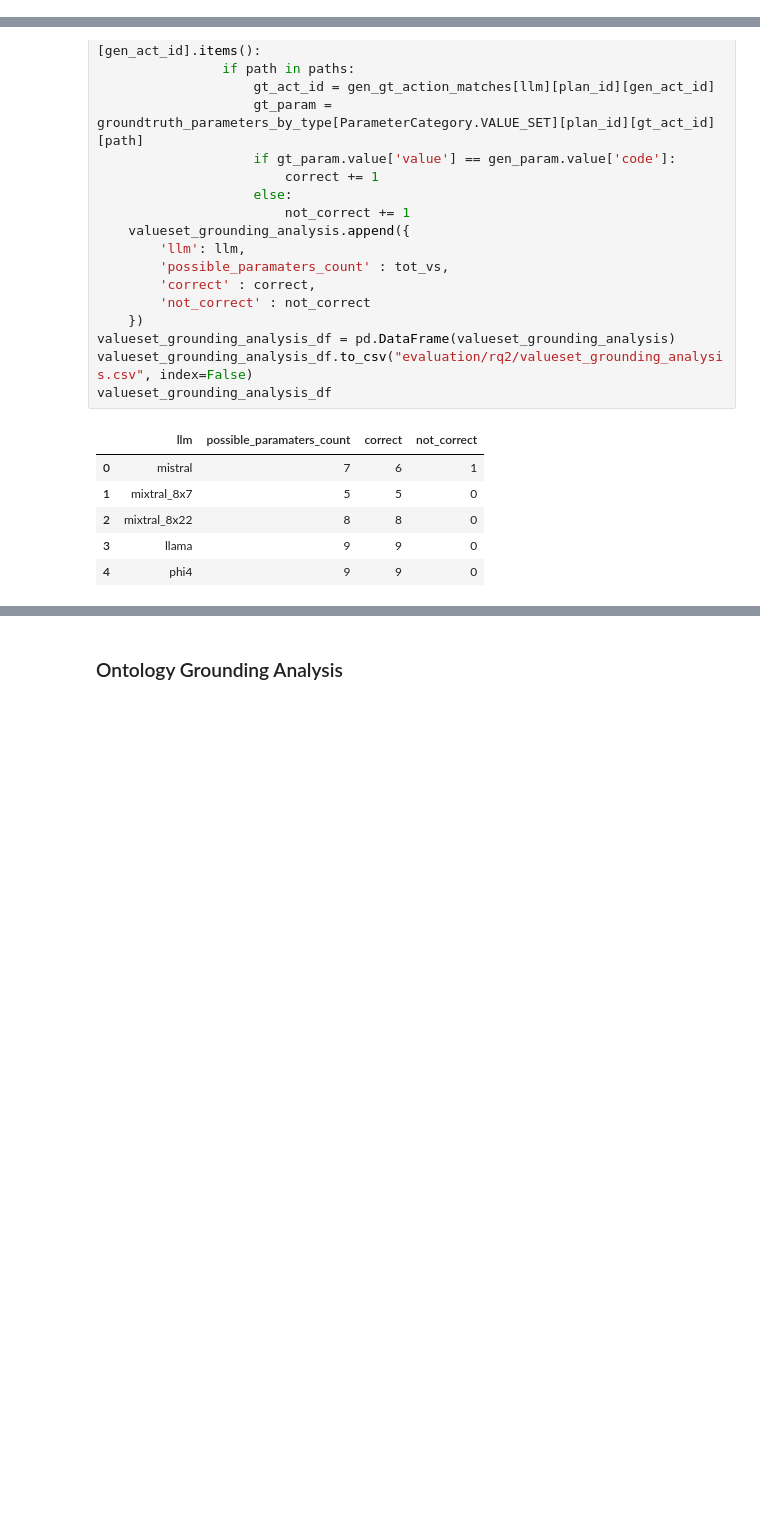
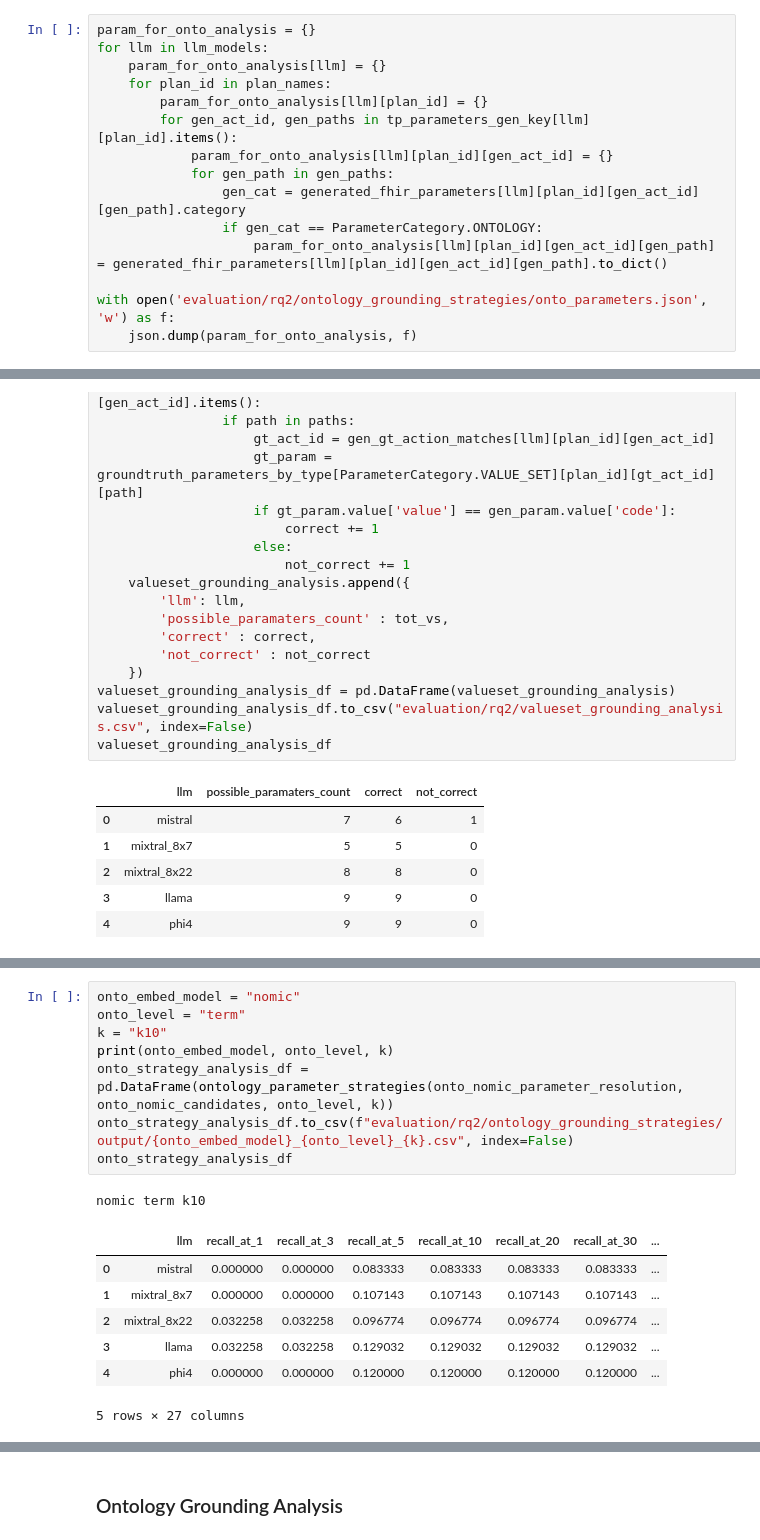
Before and after one commit to sal-unimib/shape, a Jupyter notebook: evaluation.ipynb, the cells around one changed output, grey strips where cells are left out. Drawn from its saved outputs; the diff is of its cells as text; blank space fills up the shorter version.

```diff
--- a/evaluation.ipynb
+++ b/evaluation.ipynb
@@ -1133,6 +1251,21 @@ phi4 REFERENCE 4 / 16
 phi4 VALUE_SET 9 / 9
 phi4 RESOURCE 0 / 4
 phi4 STRING 2 / 3
+# %%
+param_for_onto_analysis = {}
+for llm in llm_models:
+    param_for_onto_analysis[llm] = {}
+    for plan_id in plan_names:
+        param_for_onto_analysis[llm][plan_id] = {}
+        for gen_act_id, gen_paths in tp_parameters_gen_key[llm][plan_id].items():
+            param_for_onto_analysis[llm][plan_id][gen_act_id] = {}
+            for gen_path in gen_paths:
+                gen_cat = generated_fhir_parameters[llm][plan_id][gen_act_id][gen_path].category
+                if gen_cat == ParameterCategory.ONTOLOGY:
+                    param_for_onto_analysis[llm][plan_id][gen_act_id][gen_path] = generated_fhir_parameters[llm][plan_id][gen_act_id][gen_path].to_dict()
+
+with open('evaluation/rq2/ontology_grounding_strategies/onto_parameters.json', 'w') as f:
+    json.dump(param_for_onto_analysis, f)
 # %% [markdown]
 ### FHIR ValueSet Grounding Analysis
 # %%
@@ -1172,0 +1436,17 @@ valueset_grounding_analysis_df
+# %%
+onto_embed_model = "nomic"
+onto_level = "term"
+k = "k10"
+print(onto_embed_model, onto_level, k)
+onto_strategy_analysis_df = pd.DataFrame(ontology_parameter_strategies(onto_nomic_parameter_resolution, onto_nomic_candidates, onto_level, k))
+onto_strategy_analysis_df.to_csv(f"evaluation/rq2/ontology_grounding_strategies/output/{onto_embed_model}_{onto_level}_{k}.csv", index=False)
+onto_strategy_analysis_df
+# %% [output]
+nomic term k10
+|  | llm | recall_at_1 | recall_at_3 | recall_at_5 | recall_at_10 | recall_at_20 | recall_at_30 | ... |
+| 0 | mistral | 0.000000 | 0.000000 | 0.083333 | 0.083333 | 0.083333 | 0.083333 | ... |
+| 1 | mixtral_8x7 | 0.000000 | 0.000000 | 0.107143 | 0.107143 | 0.107143 | 0.107143 | ... |
+| 2 | mixtral_8x22 | 0.032258 | 0.032258 | 0.096774 | 0.096774 | 0.096774 | 0.096774 | ... |
+| 3 | llama | 0.032258 | 0.032258 | 0.129032 | 0.129032 | 0.129032 | 0.129032 | ... |
+| 4 | phi4 | 0.000000 | 0.000000 | 0.120000 | 0.120000 | 0.120000 | 0.120000 | ... |
+5 rows × 27 columns
```
Also changed, not shown: parts of 24 cells of this notebook, 30 other files.
